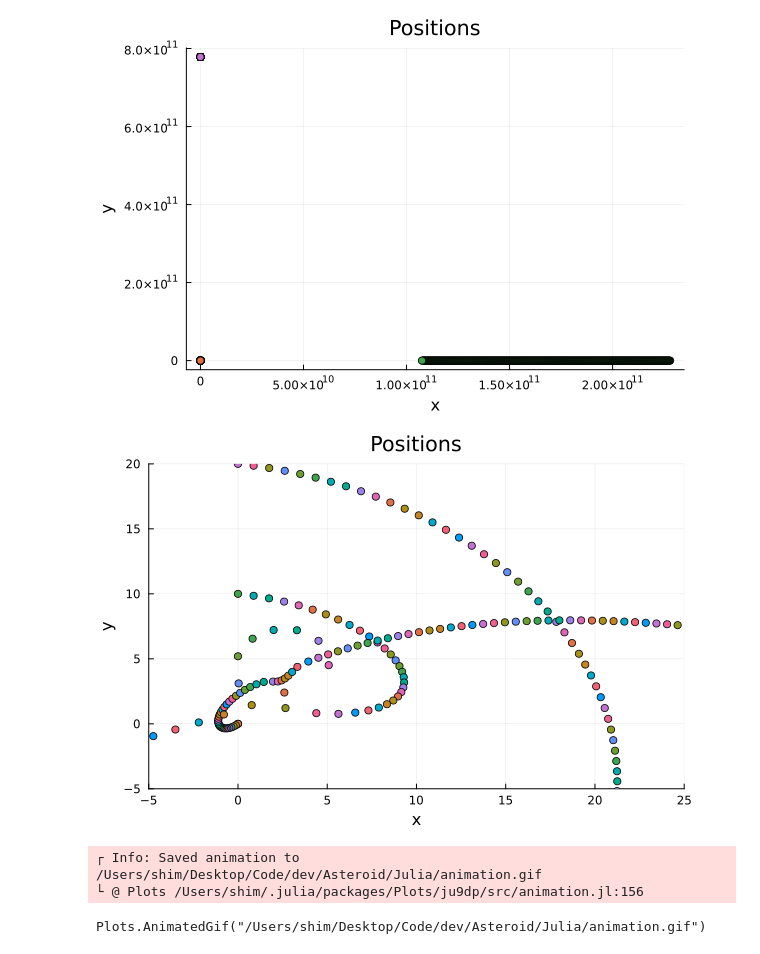
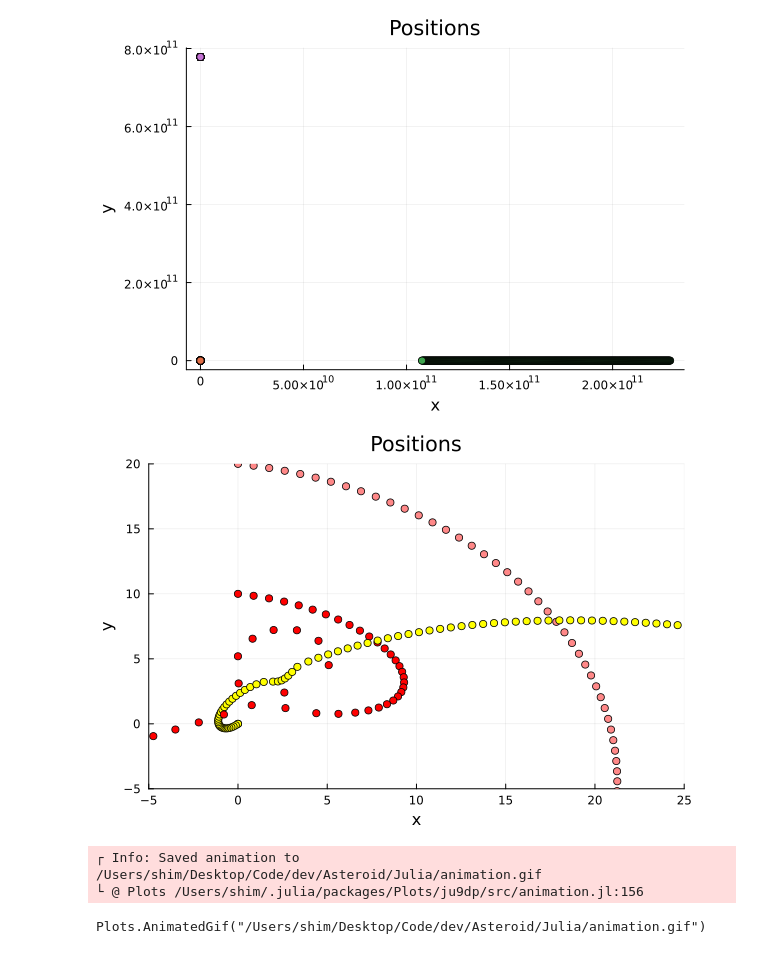
Before and after one commit to Shiroku-ma/Planet, a Jupyter notebook: Julia/test.ipynb, the cells around one changed output. Saved outputs shown, nothing was run; the diff lists cells and outputs as text; code cells hidden in the pictures.

```diff
--- a/Julia/test.ipynb
+++ b/Julia/test.ipynb
@@ -485,35 +485,37 @@ function main()
 	PE_save = zeros(Nt+1)
 	PE_save[1] = PE
 
     for i in 1:Nt
 		vel += acc * dt/2.0
 		pos += vel * dt
 		acc = getAcc( pos, mass, G)
 		vel += acc * dt/2.0
 		t += dt
 
         KE, PE  = getEnergy( pos, vel, mass, G )
         pos_save[:,:,i+1] = pos
 		KE_save[i+1] = KE
 		PE_save[i+1] = PE
     end
 
     p = scatter([0], [0], xlims=(-5,25), ylims=(-5,20), title="Positions", xlabel="x", ylabel="y", legend=false)
     anim = @animate for frame in 1:Nt
         for i in 1:3
             x = pos_save[i,1,frame]
             y = pos_save[i,2,frame]
-            scatter!(p, [x], [y])
+            scatter!(p, [x], [y], color=colors[i])
         end
     end
 
     display(p)
     gif(anim, "animation.gif", fps=10)
 end
 
+colors = [:yellow, :red, :"#ff8888"]
+
 main()
 # %% [output]
-[figure, old version]
+[figure, new version]
 ┌ Info: Saved animation to /Users/shim/Desktop/Code/dev/Asteroid/Julia/animation.gif
 └ @ Plots /Users/shim/.julia/packages/Plots/ju9dp/src/animation.jl:156
 Plots.AnimatedGif("/Users/shim/Desktop/Code/dev/Asteroid/Julia/animation.gif")
```
Also changed, not shown: 2 other files.
